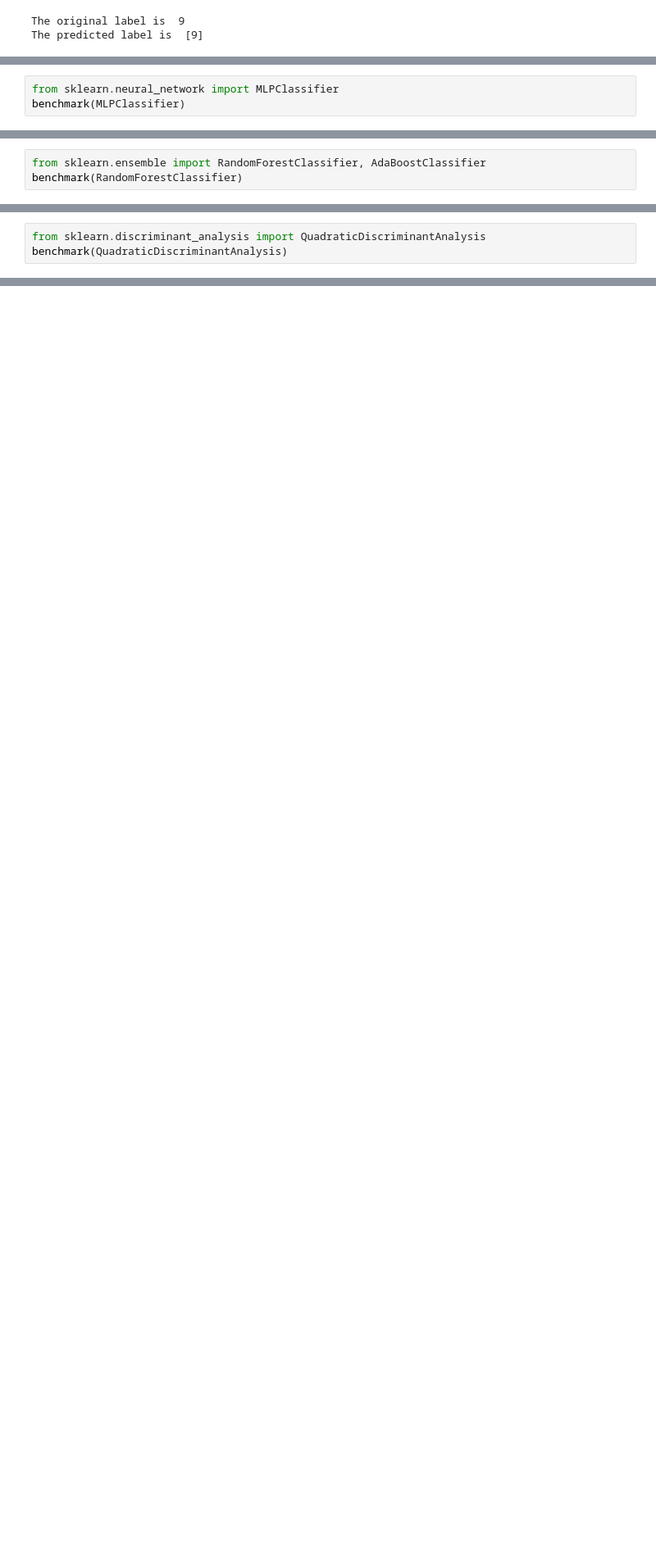
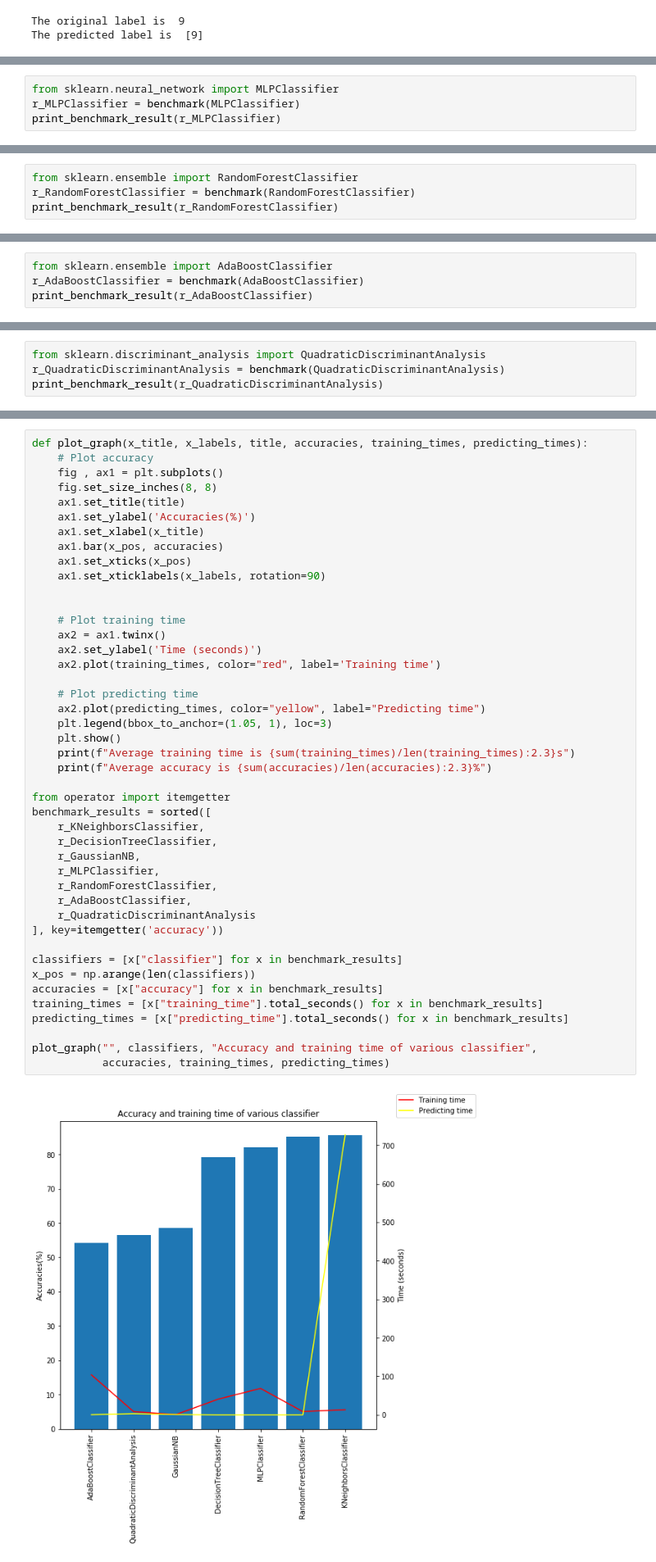
Before and after one commit to wongjiahau/fashion-mnist, a Jupyter notebook: main.ipynb, the cells around one changed output, grey strips where cells are left out. Shown at 82% size. Drawn from its saved outputs; the diff is of its cells as text; blank space fills up the shorter version.

```diff
--- a/main.ipynb
+++ b/main.ipynb
@@ -132,5 +186,6 @@ Accuracy of GaussianNB is 58.56%
 # %%
 from sklearn.neural_network import MLPClassifier
-benchmark(MLPClassifier)
+r_MLPClassifier = benchmark(MLPClassifier)
+print_benchmark_result(r_MLPClassifier)
 # %% [output]
 Training data using  MLPClassifier
@@ -140,5 +195,6 @@ Accuracy of MLPClassifier is 84.73%
 # %%
-from sklearn.ensemble import RandomForestClassifier, AdaBoostClassifier
-benchmark(RandomForestClassifier)
+from sklearn.ensemble import RandomForestClassifier
+r_RandomForestClassifier = benchmark(RandomForestClassifier)
+print_benchmark_result(r_RandomForestClassifier)
 # %% [output]
 Training data using  RandomForestClassifier
@@ -154,0 +204,4 @@ Accuracy of AdaBoostClassifier is 54.25%
+# %%
+from sklearn.ensemble import AdaBoostClassifier
+r_AdaBoostClassifier = benchmark(AdaBoostClassifier)
+print_benchmark_result(r_AdaBoostClassifier)
@@ -155,5 +213,6 @@ Accuracy of AdaBoostClassifier is 54.25%
 # %%
 from sklearn.discriminant_analysis import QuadraticDiscriminantAnalysis
-benchmark(QuadraticDiscriminantAnalysis)
+r_QuadraticDiscriminantAnalysis = benchmark(QuadraticDiscriminantAnalysis)
+print_benchmark_result(r_QuadraticDiscriminantAnalysis)
 # %% [output]
 Training data using  QuadraticDiscriminantAnalysis
@@ -162,0 +227,46 @@ Accuracy of QuadraticDiscriminantAnalysis is 56.42%
+# %%
+def plot_graph(x_title, x_labels, title, accuracies, training_times, predicting_times):
+    # Plot accuracy
+    fig , ax1 = plt.subplots()
+    fig.set_size_inches(8, 8)
+    ax1.set_title(title)
+    ax1.set_ylabel('Accuracies(%)')
+    ax1.set_xlabel(x_title)
+    ax1.bar(x_pos, accuracies)
+    ax1.set_xticks(x_pos)
+    ax1.set_xticklabels(x_labels, rotation=90)
+
+
+    # Plot training time
+    ax2 = ax1.twinx()
+    ax2.set_ylabel('Time (seconds)')
+    ax2.plot(training_times, color="red", label='Training time')
+
+    # Plot predicting time
+    ax2.plot(predicting_times, color="yellow", label="Predicting time")
+    plt.legend(bbox_to_anchor=(1.05, 1), loc=3)
+    plt.show()
+    print(f"Average training time is {sum(training_times)/len(training_times):2.3}s")
+    print(f"Average accuracy is {sum(accuracies)/len(accuracies):2.3}%")
+
+from operator import itemgetter
+benchmark_results = sorted([
+    r_KNeighborsClassifier,
+    r_DecisionTreeClassifier,
+    r_GaussianNB,
+    r_MLPClassifier,
+    r_RandomForestClassifier,
+    r_AdaBoostClassifier,
+    r_QuadraticDiscriminantAnalysis
+], key=itemgetter('accuracy'))
+
+classifiers = [x["classifier"] for x in benchmark_results]
+x_pos = np.arange(len(classifiers))
+accuracies = [x["accuracy"] for x in benchmark_results]
+training_times = [x["training_time"].total_seconds() for x in benchmark_results]
+predicting_times = [x["predicting_time"].total_seconds() for x in benchmark_results]
+
+plot_graph("", classifiers, "Accuracy and training time of various classifier",
+           accuracies, training_times, predicting_times)
+# %% [output]
+[figure, added]
```
Also changed, not shown: parts of 39 cells of this notebook.
